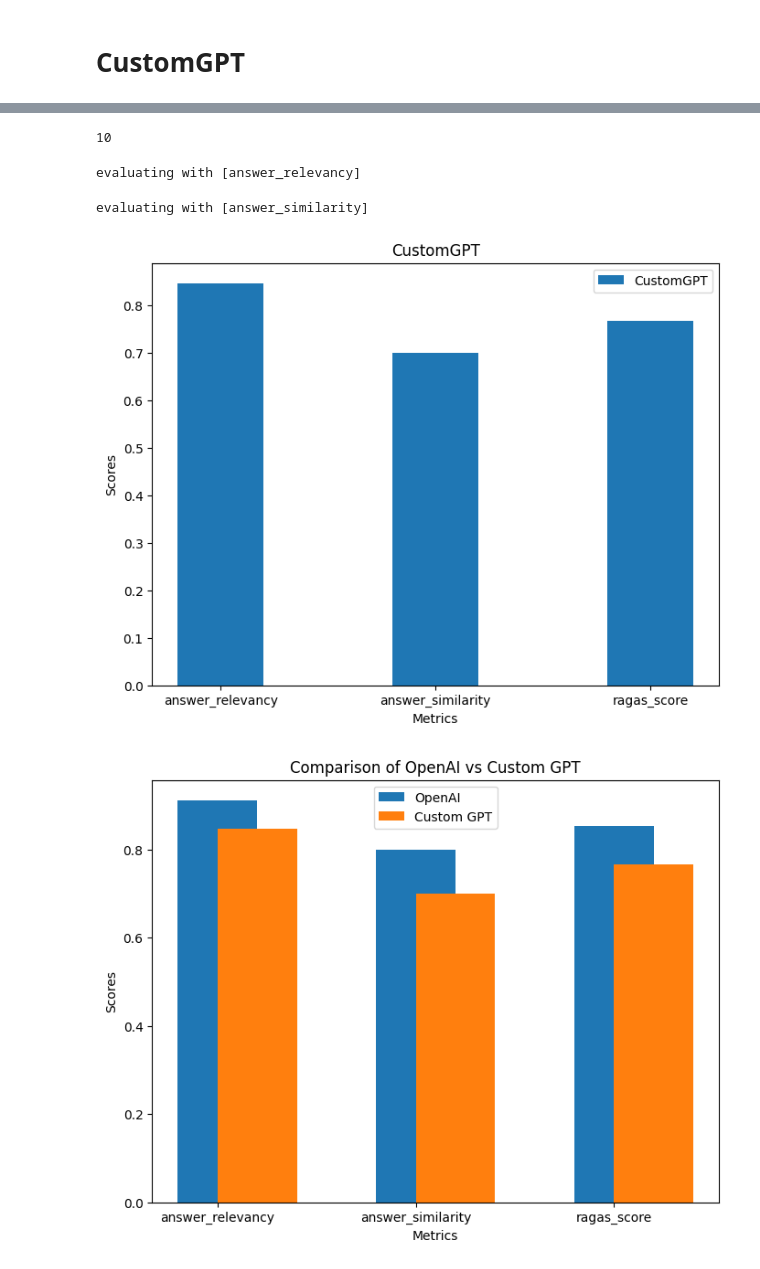
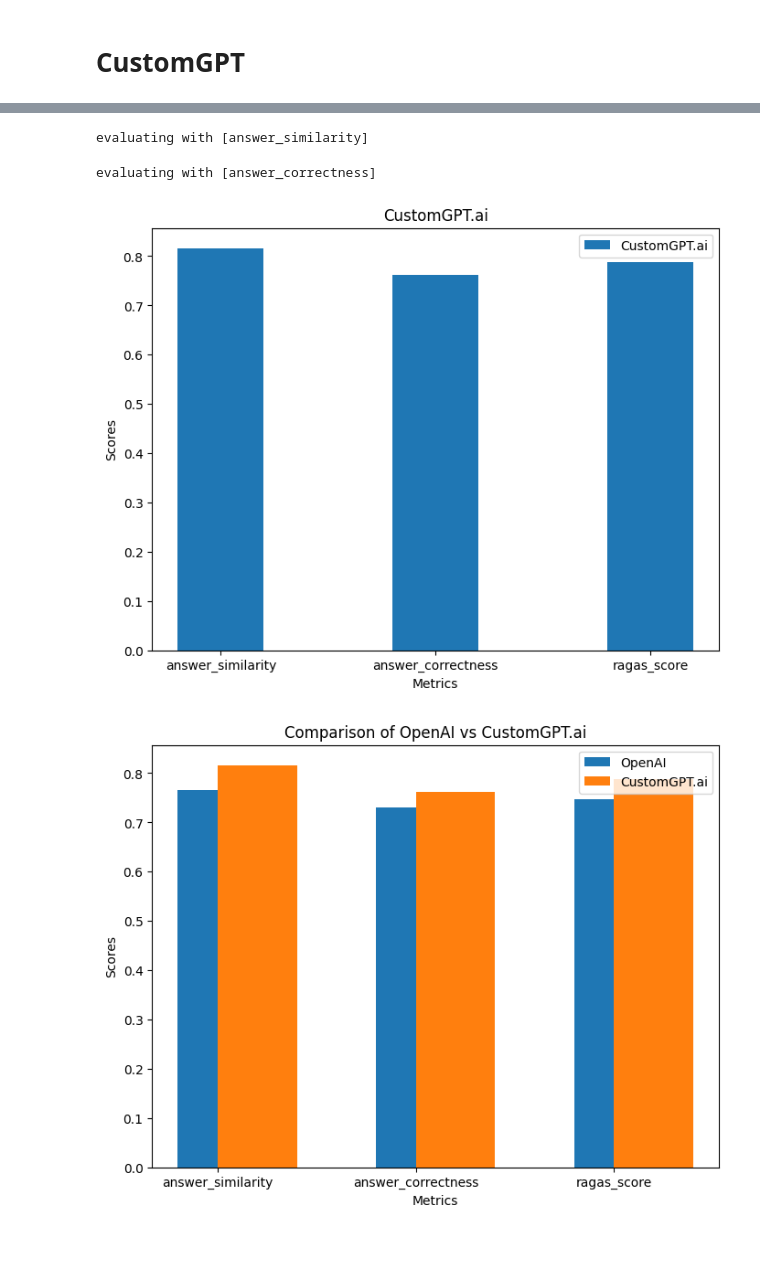
Before and after one commit to adorosario/ragas-rag-agent-benchmarks, a Jupyter notebook: ragas_fiqa_openai_and_customgpt.ipynb, the cells around one changed output, grey strips where cells are left out. Cells and saved outputs as stored; diff of their text form; code cells hidden in the pictures.

```diff
--- a/ragas_fiqa_openai_and_customgpt.ipynb
+++ b/ragas_fiqa_openai_and_customgpt.ipynb
@@ -237,24 +226,18 @@ print(answer_list)
 You can choose the indicators you care about to test.
 # %%
 from ragas import evaluate
-from ragas.metrics import answer_relevancy, faithfulness, context_recall, context_precision, answer_similarity
+from ragas.metrics import answer_similarity, answer_correctness
 
-ds = Dataset.from_dict({"question": question_list[:5],
-                        # "contexts": contexts_list[:5],
-                        "answer": answer_list[:5],
-                        "ground_truths": ground_truth_list[:5]})
+ds = Dataset.from_dict({"question": question_list,
+                        "answer": answer_list,
+                        "ground_truths": ground_truth_list})
 
 result = evaluate(
     ds,
     metrics=[
-        # context_precision,
-        # context_recall,
-        # faithfulness,
-        answer_relevancy,
         answer_similarity,
-        # answer_correctness,
+        answer_correctness
     ],
 
 )
-openai_output = result
 # %% [output]
@@ -355,37 +317,32 @@ def setup_project():
 
 project = setup_project()
 # %%
+customgpt_answer_list = []
 for question in tqdm(question_list):
     answer = get_customgpt_rag_response(question, project)
     answer_list.append(answer)
-print(answer_list)
+
+print(customgpt_answer_list)
-# %% [output]
-10
 # %%
 from ragas import evaluate
-from ragas.metrics import answer_relevancy, faithfulness, context_recall, context_precision, answer_similarity
+from ragas.metrics import answer_similarity, answer_correctness
 
-ds = Dataset.from_dict({"question": question_list[:10],
-                        # "contexts": contexts_list,
-                        "answer": answer_list,
-                        "ground_truths": ground_truth_list[:10]})
+ds = Dataset.from_dict({"question": question_list,
+                        "answer": customgpt_answer_list,
+                        "ground_truths": ground_truth_list})
 
 result = evaluate(
     ds,
     metrics=[
-        # context_precision,
-        # context_recall,
-        # faithfulness,
-        answer_relevancy,
         answer_similarity,
-        # answer_correctness,
+        answer_correctness
     ],
 
 )
 customgpt_output = result
 # %% [output]
-evaluating with [answer_relevancy]
+evaluating with [answer_similarity]
-evaluating with [answer_similarity]
+evaluating with [answer_correctness]
 # %%
 import matplotlib.pyplot as plt
 
@@ -394,36 +351,36 @@ keys = customgpt_output.keys()
 customgpt_values = customgpt_output.values()
 # Plot the data
 plt.figure(figsize=(8, 6))
-plt.bar(keys, customgpt_values, width=0.4, align='center', label='CustomGPT')
+plt.bar(keys, customgpt_values, width=0.4, align='center', label='CustomGPT.ai')
 plt.xlabel('Metrics')
 plt.ylabel('Scores')
-plt.title('CustomGPT')
+plt.title('CustomGPT.ai')
 plt.legend()
 plt.show()
 # %% [output]
-[figure, old version]
+[figure, new version]
 # %%
 import matplotlib.pyplot as plt
 
 # Data for openai
 openai_data = openai_output
 
 # Data for custom GPT
 custom_gpt_data = customgpt_output
 
 # Extract keys and values from both dictionaries
 keys = openai_data.keys()
 openai_values = openai_data.values()
 custom_gpt_values = custom_gpt_data.values()
 
 # Plot the data
 plt.figure(figsize=(8, 6))
 plt.bar(keys, openai_values, width=0.4, align='center', label='OpenAI')
-plt.bar(keys, custom_gpt_values, width=0.4, align='edge', label='Custom GPT')
+plt.bar(keys, custom_gpt_values, width=0.4, align='edge', label='CustomGPT.ai')
 plt.xlabel('Metrics')
 plt.ylabel('Scores')
-plt.title('Comparison of OpenAI vs Custom GPT')
+plt.title('Comparison of OpenAI vs CustomGPT.ai')
 plt.legend()
 plt.show()
 # %% [output]
-[figure, old version]
+[figure, new version]
```
Also changed, not shown: parts of 8 cells of this notebook, 6 other files.
